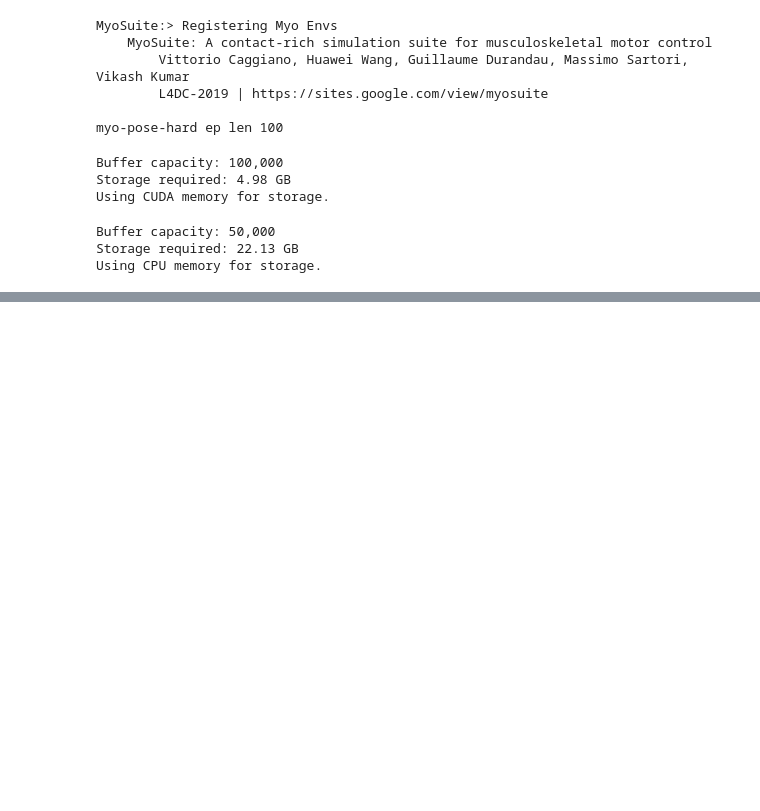
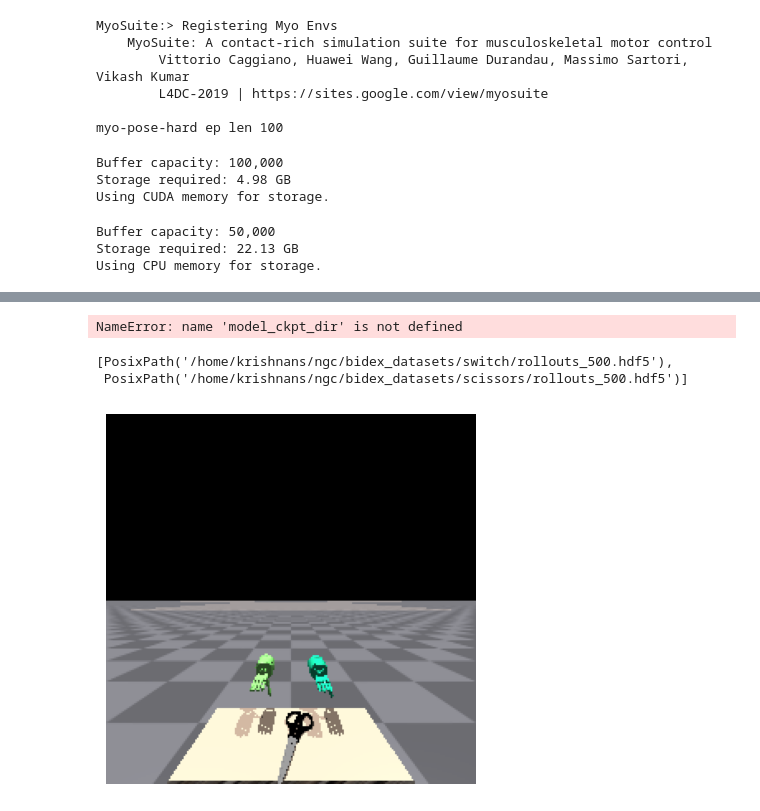
Before and after one commit to krishpop/tdmpc2, a Jupyter notebook: tdmpc2/eval.ipynb, the cells around one changed output, grey strips where cells are left out. Saved outputs shown, nothing was run; the diff lists cells and outputs as text; code cells hidden in the pictures; blank space fills up the shorter version.

```diff
--- a/tdmpc2/eval.ipynb
+++ b/tdmpc2/eval.ipynb
@@ -367,0 +463,4 @@ for i, flag in enumerate([mujoco.mjtVisFlag(i) for i in range(25)]):
+# %%
+model_ckpt_dir = "/home/krishnans/"
+# %% [output]
+NameError: name 'model_ckpt_dir' is not defined
@@ -367,0 +502,16 @@ for i, flag in enumerate([mujoco.mjtVisFlag(i) for i in range(25)]):
+# %%
+list(Path("/home/krishnans/ngc/bidex_datasets/").rglob("*500.hdf5"))
+# %% [output]
+[PosixPath('/home/krishnans/ngc/bidex_datasets/switch/rollouts_500.hdf5'),
+ PosixPath('/home/krishnans/ngc/bidex_datasets/scissors/rollouts_500.hdf5')]
+# %%
+f = h5py.File("/home/krishnans/ngc/bidex_datasets/scissors/rollouts_500.hdf5")
+cam_obs = list(filter(lambda x: 'camera' in x, f['data/demo_0/obs'].keys()))
+for obs_key in cam_obs:
+    data = f[f'data/demo_0/obs/{obs_key}'][:][0].astype(np.uint8)
+    plt.imshow(data)
+    plt.axis('off')
+    plt.savefig(f'{obs_key}.pdf', bbox_inches='tight', pad_inches=0)
+    plt.show()
+# %% [output]
+[figure, added]
```
Also changed, not shown: parts of 24 cells of this notebook, 12 other files.
